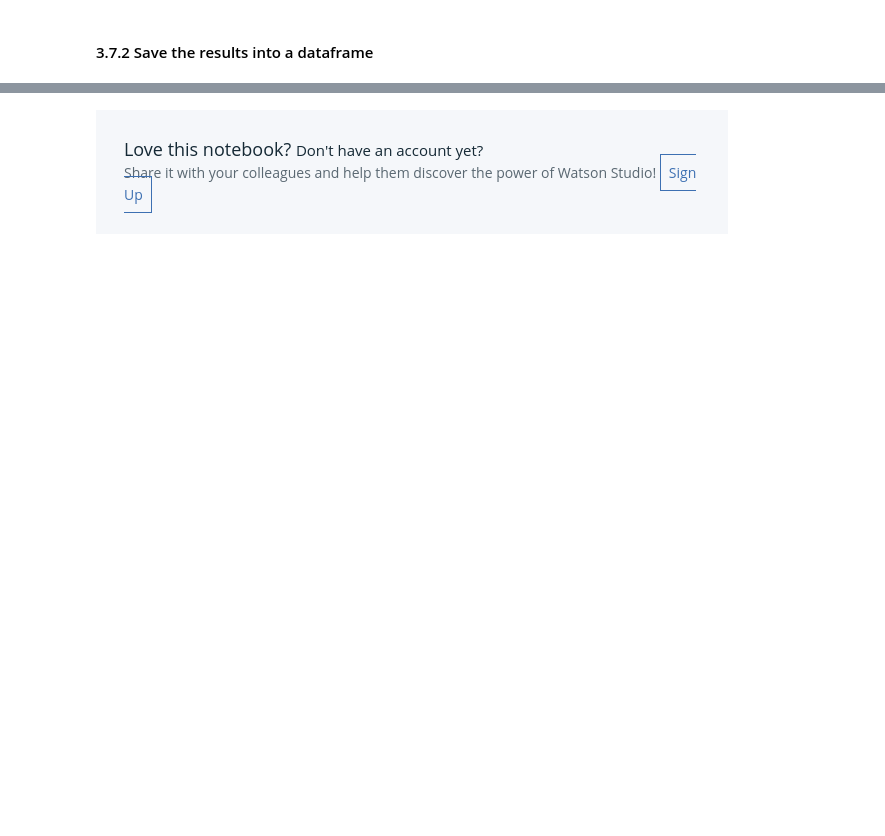
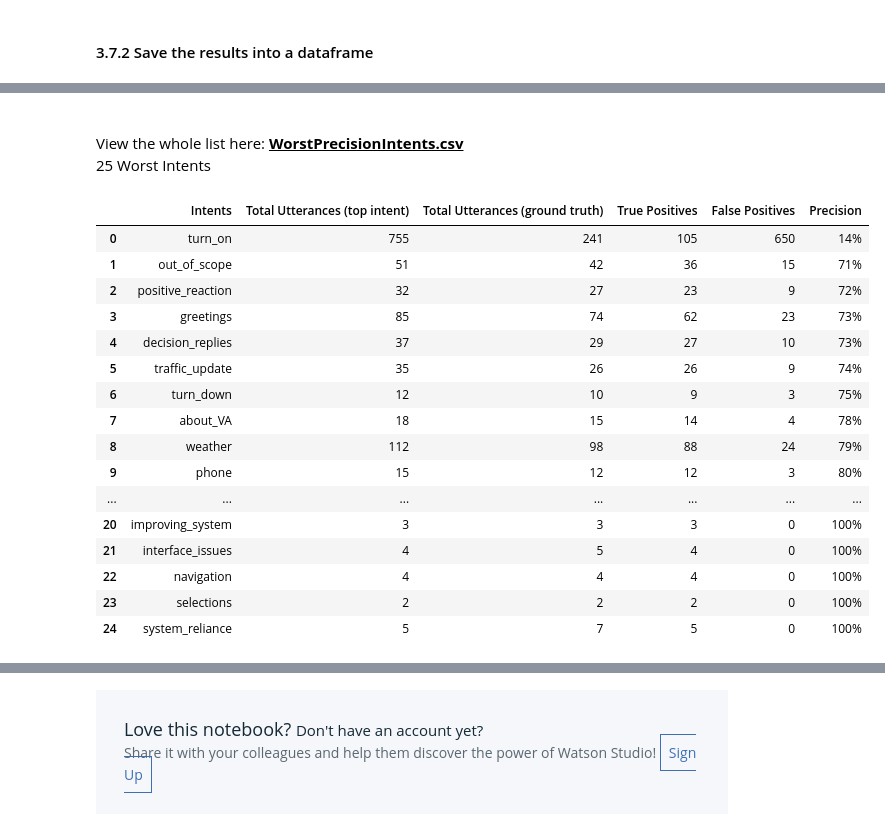
Before and after one commit to watson-developer-cloud/assistant-improve-recommendations-notebook, a Jupyter notebook: notebook/Effectiveness Notebook.ipynb, the cells around one changed output, grey strips where cells are left out. Saved outputs shown, nothing was run; the diff lists cells and outputs as text; code cells hidden in the pictures; blank space fills up the shorter version.

```diff
--- a/notebook/Effectiveness Notebook.ipynb
+++ b/notebook/Effectiveness Notebook.ipynb
@@ -231,0 +126,2 @@ confusion_matrix = confusion_matrix(annotated_data['ground_truth'], annotated_da
+# %%
+annotation_file = ''
@@ -919,0 +391,3 @@ Copyright &copy; IBM Corp. 2018. Sample Materials.
+# %%
+# Create a dataframe to enclose the statistics computed so far
+df = pd.DataFrame(OrderedDict( ( ('Intents', intents), ('True Positives', TP), ('False Positives', FP), ('True Negatives', TN), ('False Negatives', FN), ('Total Utterances (top intent)', num_total_per_intent[0]),('Total Utterances (ground truth)', num_total_per_intent_gt[0]), ('Total Errors', FP + FN))))
@@ -919,0 +457,72 @@ Copyright &copy; IBM Corp. 2018. Sample Materials.
+# %%
+# Calculate precision by intents
+TP_FP = TP+FP
+percentile_list = pd.DataFrame({'True Positives': TP,'False Positives': FP, 'True&False Positive': TP_FP, 'Intents': intents})
+
+# Remove invalid intent
+invalid_intent_precision = percentile_list[percentile_list['True&False Positive']==0]['Intents']
+percentile_list = percentile_list[percentile_list['True&False Positive']>0]
+
+# Calculate precision per intent
+percentile_list['Precision'] = percentile_list['True Positives'].divide(percentile_list['True&False Positive']).values
+
+percentile_list = percentile_list.join(df[['Total Utterances (top intent)', 'Total Utterances (ground truth)']], on='Intents')
+
+# Generate presigned downloadable link from Cloud Object Storage
+worstPrecLink = generate_link('WorstPrecisionIntents.csv', project, expiration=expiration_time)
+
+display(md('<p>'))
+display(md('<div style="max-width: 1500px;"><div style="float: left">View the whole list here: <b><a href="{}"  style="color:black"  target="_blank">WorstPrecisionIntents.csv</a></b></div><div style="float: right"> 25 Worst Intents </div> </div>'.format(worstPrecLink)))
+
+# Sort dataframe by precision and add related columns
+worst_prec = percentile_list.sort_values(['Precision', 'False Positives'], ascending=[True, False])[['Intents','Total Utterances (top intent)', 'Total Utterances (ground truth)', 'True Positives',
+                                                           'False Positives', 'Precision']].reset_index(drop=True)
+
+# Save the output CSV file
+project.save_data('WorstPrecisionIntents.csv', worst_prec.to_csv(), overwrite=True)
+
+# Apply style on dataframe table
+table = worst_prec.head(25).style.set_table_styles(table_styles).set_properties(**{'text-align': 'center'}).set_properties(
+                                                        subset=['Total Utterances (top intent)'], **{'width': '140px'}).set_properties(
+                                                        subset=['Total Utterances (ground truth)'], **{'width': '180px'}).set_properties(
+                                                            subset=['Intents'], **{'width': '400px', 'text-align': 'left'}).format(
+                                                            {"Precision": lambda x: "{:.0f}%".format(x*100)}).set_properties(
+                                                            subset=['Precision'], **{'width': '350px', 'text-align': 'center'}).render()
+
+# Apply CSS style
+style = '.meter { height: 6px; width: 50%; position: relative; background: #fff; border-radius: 20px; border-color: rgb(0, 76, 192); border-style: solid; border-width: 1px; float: left; margin-top: 8px; margin-left: 50px;margin-right: 15px; } .meter>span { display: block; height: 100%; background-color: rgb(0, 76, 192); position: relative; overflow: hidden; } '
+table = table[:table.find('>') + 1] + style + table[table.find('>') + 1:]
+
+# Insert percentage bar
+pattern = r'(data row)(.*?)( col5" >)(.*?)(%)(</td>)'
+bar_code = r'<div class="meter"  style="float: left;margin-left: 30px;"> <span style="width: \4%"></span> </div><div style="float: left;margin-left: 0px;">'
+regex = re.compile(pattern, re.IGNORECASE)
+table = re.sub(pattern, r'\1\2\3'+bar_code+r'\4\5</div>\6', table)
+
+if len(invalid_intent_precision) > 0:
+    invalid_note = '<br><b>Note<b>: the following intents are ignored when calculating Precision due to the sum of True Positive and False Positive is zero<p>'
+    for intent in invalid_intent_precision:
+        invalid_note += '&emsp;{}<br>'.format(intent)
+    table += invalid_note
+# Show table
+HTML(table)
+# %% [output]
+<p>
+<div style="max-width: 1500px;"><div style="float: left">View the whole list here: <b><a href="https://s3-api.us-geo.objectstorage.softlayer.net/testenterprise-donotdelete-pr-vfispinaepfgvh/WorstPrecisionIntents.csv?X-Amz-Algorithm=AWS4-HMAC-SHA256&X-Amz-Credential=855b457a9ba9490a87ca7a9e0ff8e253%2F20181019%2F%2Fs3%2Faws4_request&X-Amz-Date=20181019T031523Z&X-Amz-Expires=86400&X-Amz-SignedHeaders=host&X-Amz-Signature=3263759c1c25f3064e2516661e65f5c2146f895ea3f540ee2fd3b75baabd0fba"  style="color:black"  target="_blank">WorstPrecisionIntents.csv</a></b></div><div style="float: right"> 25 Worst Intents </div> </div>
+|  | Intents | Total Utterances (top intent) | Total Utterances (ground truth) | True Positives | False Positives | Precision |
+| 0 | turn_on | 755 | 241 | 105 | 650 | 14% |
+| 1 | out_of_scope | 51 | 42 | 36 | 15 | 71% |
+| 2 | positive_reaction | 32 | 27 | 23 | 9 | 72% |
+| 3 | greetings | 85 | 74 | 62 | 23 | 73% |
+| 4 | decision_replies | 37 | 29 | 27 | 10 | 73% |
+| 5 | traffic_update | 35 | 26 | 26 | 9 | 74% |
+| 6 | turn_down | 12 | 10 | 9 | 3 | 75% |
+| 7 | about_VA | 18 | 15 | 14 | 4 | 78% |
+| 8 | weather | 112 | 98 | 88 | 24 | 79% |
+| 9 | phone | 15 | 12 | 12 | 3 | 80% |
+| ... | ... | ... | ... | ... | ... | ... |
+| 20 | improving_system | 3 | 3 | 3 | 0 | 100% |
+| 21 | interface_issues | 4 | 5 | 4 | 0 | 100% |
+| 22 | navigation | 4 | 4 | 4 | 0 | 100% |
+| 23 | selections | 2 | 2 | 2 | 0 | 100% |
+| 24 | system_reliance | 5 | 7 | 5 | 0 | 100% |
```
Also changed, not shown: parts of 90 cells of this notebook, 2 other files.
